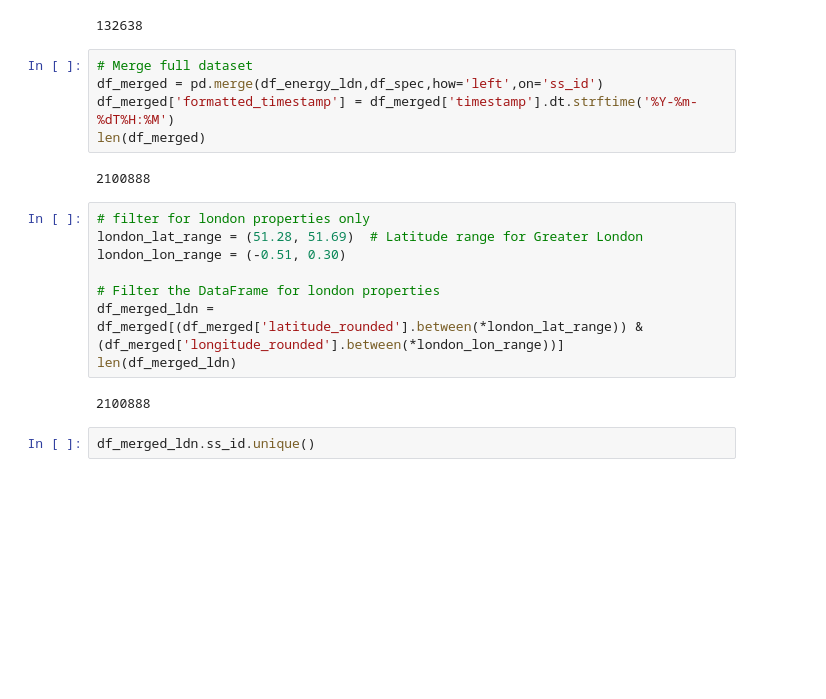
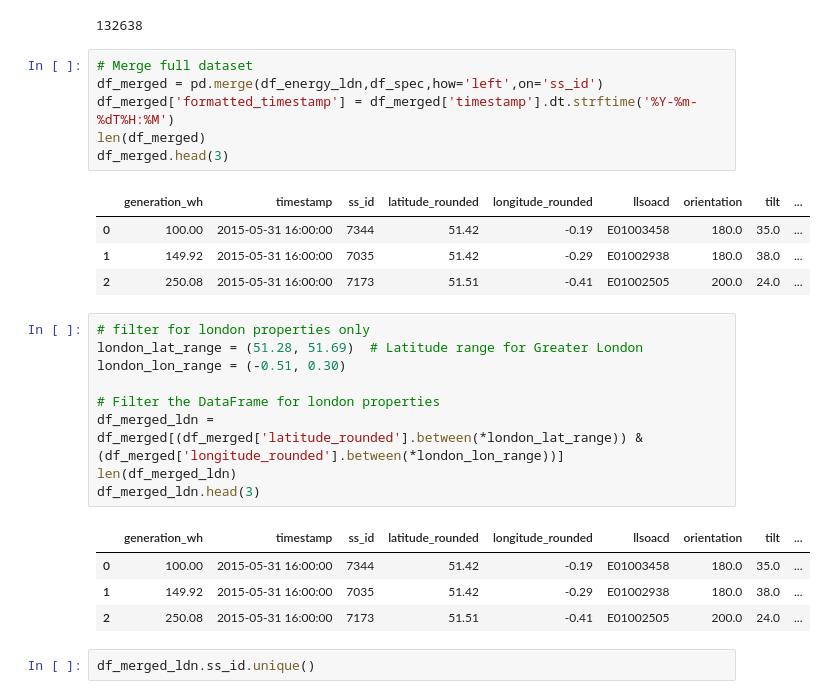
Before and after one commit to hramzan01/market, a Jupyter notebook: notebooks/supply_data.ipynb, the cells around one changed output. Cells and saved outputs as stored; diff of their text form; blank space fills up the shorter version.

```diff
--- a/notebooks/supply_data.ipynb
+++ b/notebooks/supply_data.ipynb
@@ -51,10 +58,14 @@ len(df_energy)
 # %%
 # Merge full dataset
 df_merged = pd.merge(df_energy_ldn,df_spec,how='left',on='ss_id')
 df_merged['formatted_timestamp'] = df_merged['timestamp'].dt.strftime('%Y-%m-%dT%H:%M')
 len(df_merged)
+df_merged.head(3)
 # %% [output]
-2100888
+|  | generation_wh | timestamp | ss_id | latitude_rounded | longitude_rounded | llsoacd | orientation | tilt | ... |
+| 0 | 100.00 | 2015-05-31 16:00:00 | 7344 | 51.42 | -0.19 | E01003458 | 180.0 | 35.0 | ... |
+| 1 | 149.92 | 2015-05-31 16:00:00 | 7035 | 51.42 | -0.29 | E01002938 | 180.0 | 38.0 | ... |
+| 2 | 250.08 | 2015-05-31 16:00:00 | 7173 | 51.51 | -0.41 | E01002505 | 200.0 | 24.0 | ... |
 # %%
 # filter for london properties only
 london_lat_range = (51.28, 51.69)  # Latitude range for Greater London
@@ -63,8 +74,12 @@ london_lon_range = (-0.51, 0.30)
 # Filter the DataFrame for london properties
 df_merged_ldn = df_merged[(df_merged['latitude_rounded'].between(*london_lat_range)) & (df_merged['longitude_rounded'].between(*london_lon_range))]
 len(df_merged_ldn)
+df_merged_ldn.head(3)
 # %% [output]
-2100888
+|  | generation_wh | timestamp | ss_id | latitude_rounded | longitude_rounded | llsoacd | orientation | tilt | ... |
+| 0 | 100.00 | 2015-05-31 16:00:00 | 7344 | 51.42 | -0.19 | E01003458 | 180.0 | 35.0 | ... |
+| 1 | 149.92 | 2015-05-31 16:00:00 | 7035 | 51.42 | -0.29 | E01002938 | 180.0 | 38.0 | ... |
+| 2 | 250.08 | 2015-05-31 16:00:00 | 7173 | 51.51 | -0.41 | E01002505 | 200.0 | 24.0 | ... |
 # %%
 df_merged_ldn.ss_id.unique()
 # %% [output]
```
Also changed, not shown: parts of 9 cells of this notebook.
